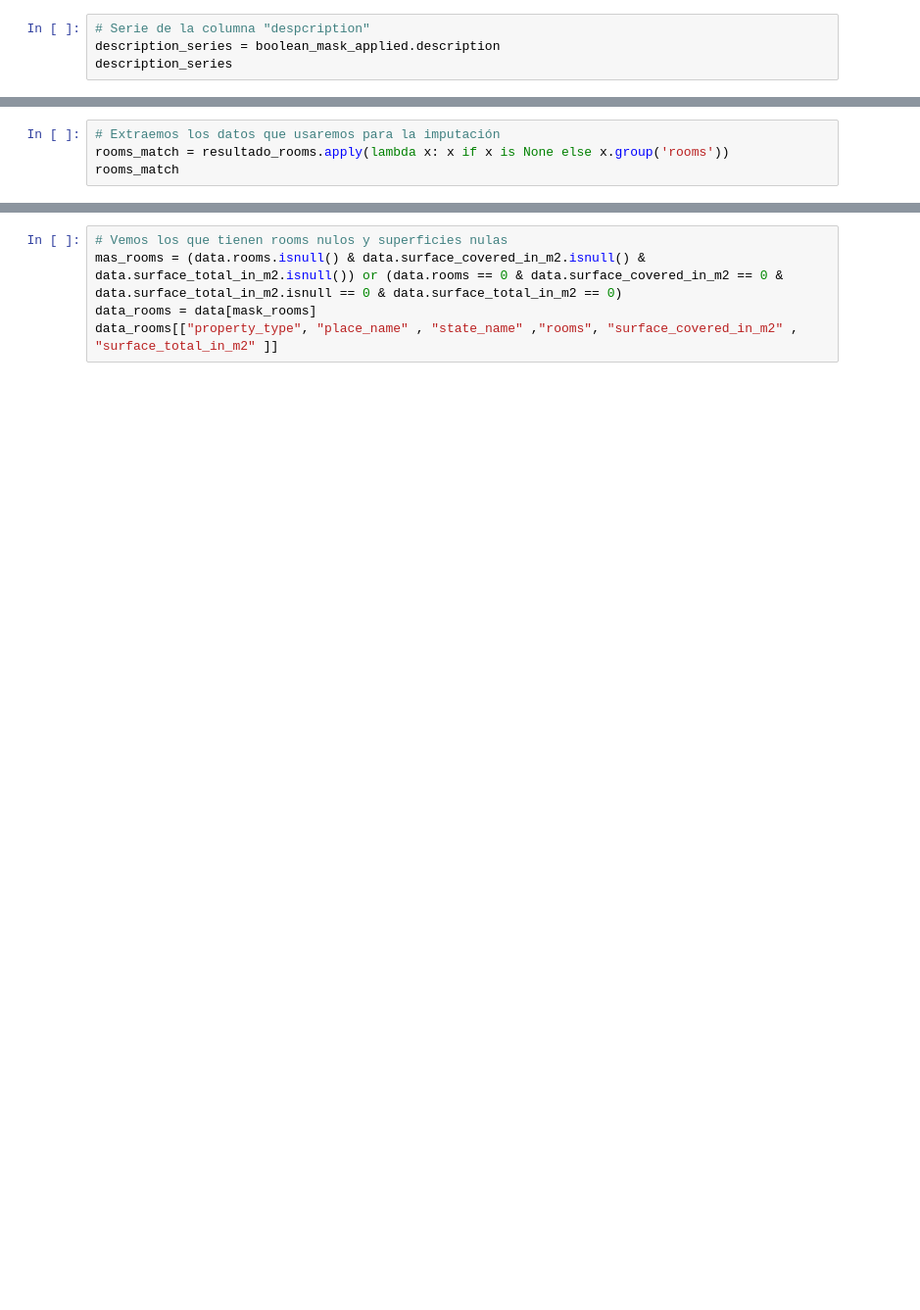
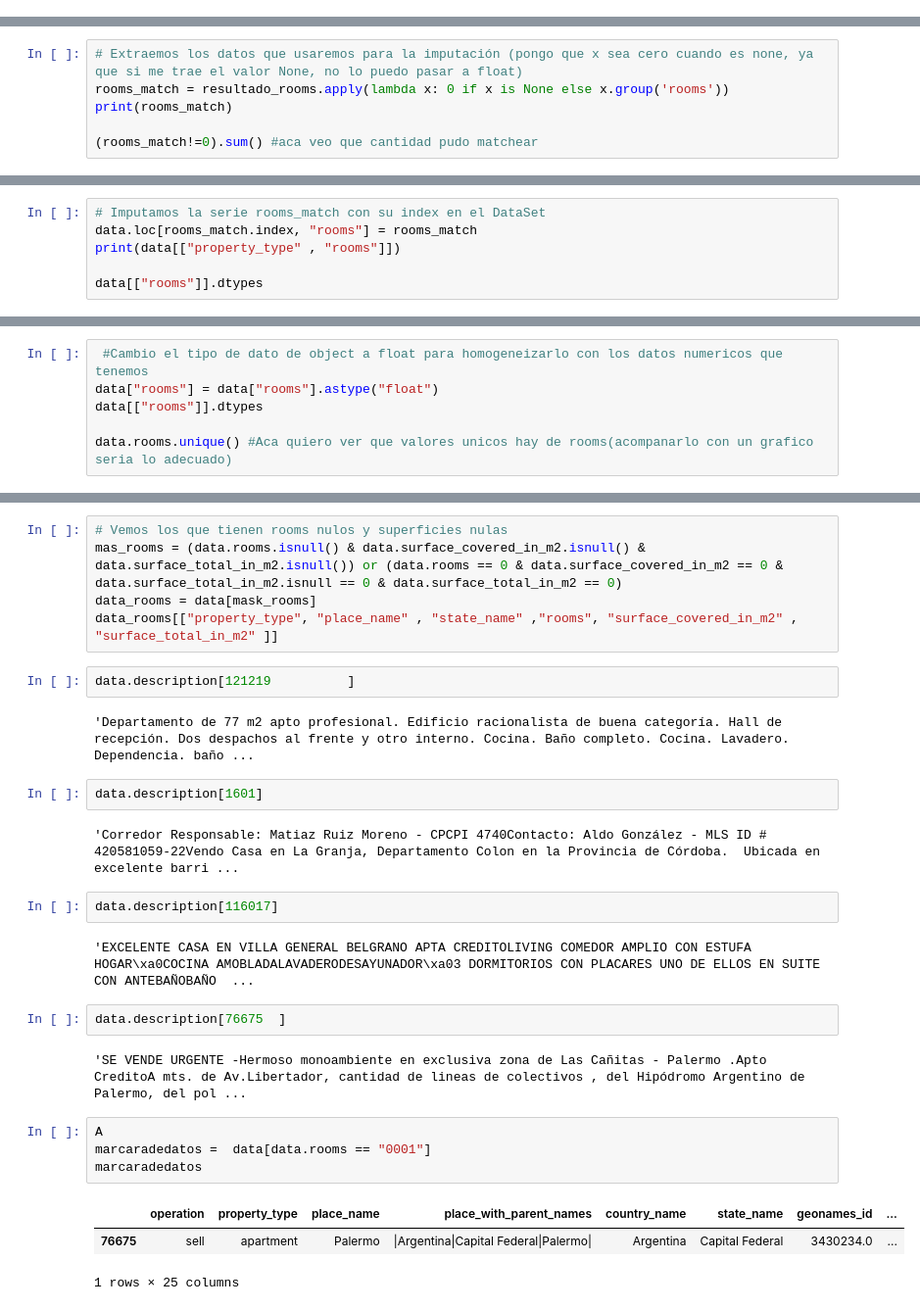
Before and after one commit to BenkosT/TP_Limpieza, a Jupyter notebook: Notebooks/Limpieza.ipynb, the cells around one changed output, grey strips where cells are left out. Shown at 98% size. Drawn from its saved outputs; the diff is of its cells as text; blank space fills up the shorter version.

Commit message:
Imputacion en dataset de rooms vacias, cambio de type para la columna rooms y analisis de valores de la columna rooms

```diff
--- a/Notebooks/Limpieza.ipynb
+++ b/Notebooks/Limpieza.ipynb
@@ -364,8 +378,4 @@ patron = '(?P<rooms>\d+)\s+(?i)amb'
 pattern_nombre_regex = re.compile(patron)
-# %%
-# Serie de la columna "despcription"
-description_series = boolean_mask_applied.description
-description_series
 # %%
 # Mostramos donde hay matches
 resultado_rooms = description_series.apply(lambda x: pattern_nombre_regex.search(str(x)))
@@ -373,4 +396,6 @@ print(resultado_rooms)
 # %%
-# Extraemos los datos que usaremos para la imputación
-rooms_match = resultado_rooms.apply(lambda x: x if x is None else x.group('rooms'))
-rooms_match
+# Extraemos los datos que usaremos para la imputación (pongo que x sea cero cuando es none, ya que si me trae el valor None, no lo puedo pasar a float)
+rooms_match = resultado_rooms.apply(lambda x: 0 if x is None else x.group('rooms'))
+print(rooms_match)
+
+(rooms_match!=0).sum() #aca veo que cantidad pudo matchear
@@ -378,0 +416,6 @@ rooms_match
+# %%
+# Imputamos la serie rooms_match con su index en el DataSet
+data.loc[rooms_match.index, "rooms"] = rooms_match
+print(data[["property_type" , "rooms"]])
+
+data[["rooms"]].dtypes
@@ -378,0 +439,6 @@ rooms_match
+# %%
+ #Cambio el tipo de dato de object a float para homogeneizarlo con los datos numericos que tenemos
+data["rooms"] = data["rooms"].astype("float")
+data[["rooms"]].dtypes
+
+data.rooms.unique() #Aca quiero ver que valores unicos hay de rooms(acompanarlo con un grafico seria lo adecuado)
@@ -387,3 +463,27 @@ data.place_name.unique()
 mas_rooms = (data.rooms.isnull() & data.surface_covered_in_m2.isnull() & data.surface_total_in_m2.isnull()) or (data.rooms == 0 & data.surface_covered_in_m2 == 0 & data.surface_total_in_m2.isnull == 0 & data.surface_total_in_m2 == 0)
 data_rooms = data[mask_rooms]
 data_rooms[["property_type", "place_name" , "state_name" ,"rooms", "surface_covered_in_m2" , "surface_total_in_m2" ]]
+# %%
+data.description[121219          ]
+# %% [output]
+'Departamento de 77 m2 apto profesional. Edificio racionalista de buena categoría. Hall de recepción. Dos despachos al frente y otro interno. Cocina. Baño completo. Cocina. Lavadero. Dependencia. baño ...
+# %%
+data.description[1601]
+# %% [output]
+'Corredor Responsable: Matiaz Ruiz Moreno - CPCPI 4740Contacto: Aldo González - MLS ID # 420581059-22Vendo Casa en La Granja, Departamento Colon en la Provincia de Córdoba.  Ubicada en excelente barri ...
+# %%
+data.description[116017]
+# %% [output]
+'EXCELENTE CASA EN VILLA GENERAL BELGRANO APTA CREDITOLIVING COMEDOR AMPLIO CON ESTUFA HOGAR\xa0COCINA AMOBLADALAVADERODESAYUNADOR\xa03 DORMITORIOS CON PLACARES UNO DE ELLOS EN SUITE CON ANTEBAÑOBAÑO  ...
+# %%
+data.description[76675	]
+# %% [output]
+'SE VENDE URGENTE -Hermoso monoambiente en exclusiva zona de Las Cañitas - Palermo .Apto CreditoA mts. de Av.Libertador, cantidad de lineas de colectivos , del Hipódromo Argentino de  Palermo, del pol ...
+# %%
+A
+marcaradedatos =  data[data.rooms == "0001"]
+marcaradedatos
+# %% [output]
+|  | operation | property_type | place_name | place_with_parent_names | country_name | state_name | geonames_id | ... |
+| 76675 | sell | apartment | Palermo | |Argentina|Capital Federal|Palermo| | Argentina | Capital Federal | 3430234.0 | ... |
+1 rows × 25 columns
```
Also changed, not shown: parts of 10 cells of this notebook.
